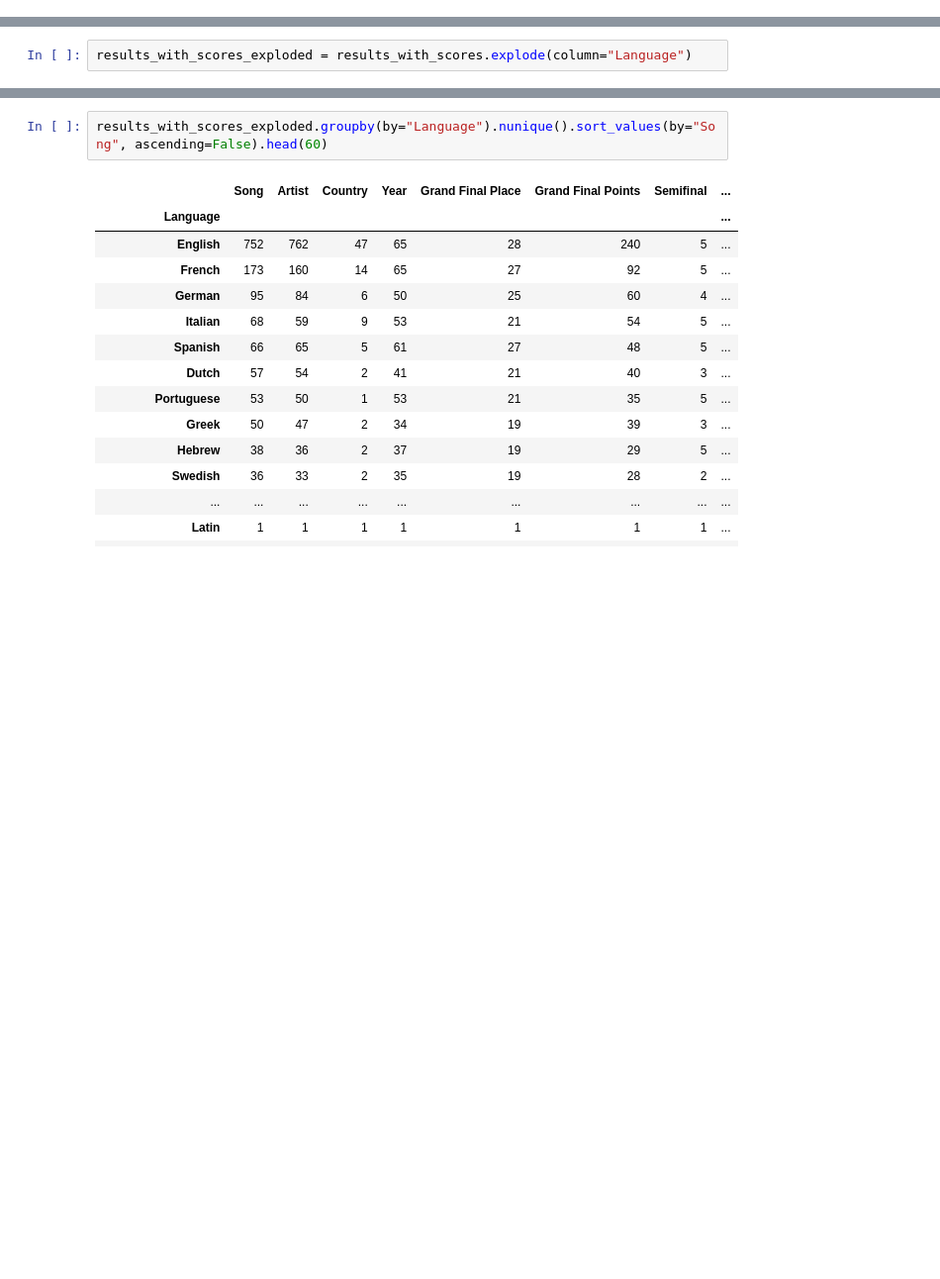
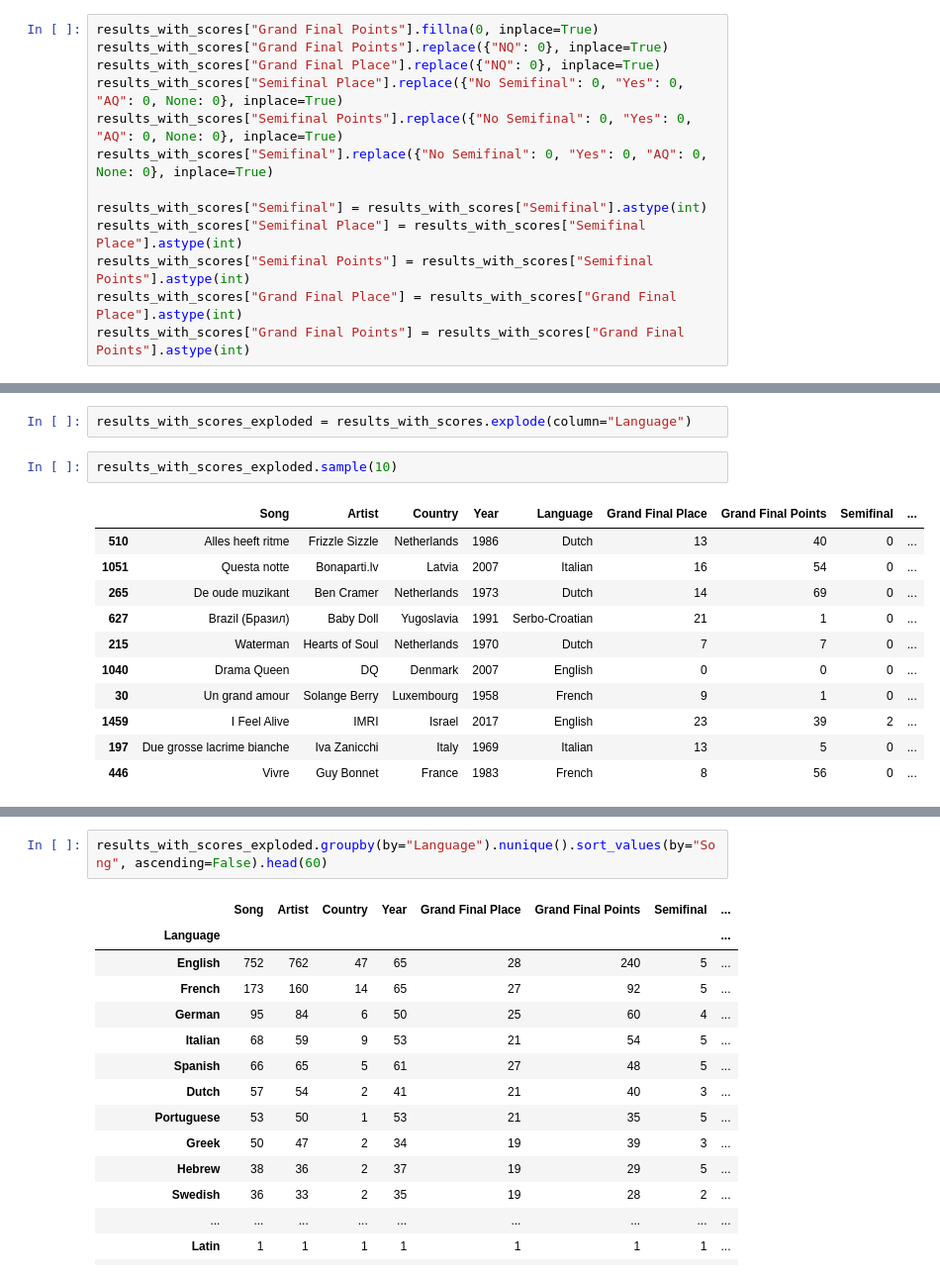
Before and after one commit to Ruyzambrano/eurovision_song_contest, a Jupyter notebook: eurovision_data_exploration.ipynb, the cells around one changed output, grey strips where cells are left out. Shown at 99% size. Saved outputs shown, nothing was run; the diff lists cells and outputs as text; blank space fills up the shorter version.

```diff
--- a/eurovision_data_exploration.ipynb
+++ b/eurovision_data_exploration.ipynb
@@ -209,0 +186,13 @@ See the caveats in the documentation: https://pandas.pydata.org/pandas-docs/stab
+# %%
+results_with_scores["Grand Final Points"].fillna(0, inplace=True)
+results_with_scores["Grand Final Points"].replace({"NQ": 0}, inplace=True)
+results_with_scores["Grand Final Place"].replace({"NQ": 0}, inplace=True)
+results_with_scores["Semifinal Place"].replace({"No Semifinal": 0, "Yes": 0, "AQ": 0, None: 0}, inplace=True)
+results_with_scores["Semifinal Points"].replace({"No Semifinal": 0, "Yes": 0, "AQ": 0, None: 0}, inplace=True)
+results_with_scores["Semifinal"].replace({"No Semifinal": 0, "Yes": 0, "AQ": 0, None: 0}, inplace=True)
+
+results_with_scores["Semifinal"] = results_with_scores["Semifinal"].astype(int)
+results_with_scores["Semifinal Place"] = results_with_scores["Semifinal Place"].astype(int)
+results_with_scores["Semifinal Points"] = results_with_scores["Semifinal Points"].astype(int)
+results_with_scores["Grand Final Place"] = results_with_scores["Grand Final Place"].astype(int)
+results_with_scores["Grand Final Points"] = results_with_scores["Grand Final Points"].astype(int)
@@ -210,2 +217,16 @@ See the caveats in the documentation: https://pandas.pydata.org/pandas-docs/stab
 # %%
 results_with_scores_exploded = results_with_scores.explode(column="Language")
+# %%
+results_with_scores_exploded.sample(10)
+# %% [output]
+|  | Song | Artist | Country | Year | Language | Grand Final Place | Grand Final Points | Semifinal | ... |
+| 510 | Alles heeft ritme | Frizzle Sizzle | Netherlands | 1986 | Dutch | 13 | 40 | 0 | ... |
+| 1051 | Questa notte | Bonaparti.lv | Latvia | 2007 | Italian | 16 | 54 | 0 | ... |
+| 265 | De oude muzikant | Ben Cramer | Netherlands | 1973 | Dutch | 14 | 69 | 0 | ... |
+| 627 | Brazil (Бразил) | Baby Doll | Yugoslavia | 1991 | Serbo-Croatian | 21 | 1 | 0 | ... |
+| 215 | Waterman | Hearts of Soul | Netherlands | 1970 | Dutch | 7 | 7 | 0 | ... |
+| 1040 | Drama Queen | DQ | Denmark | 2007 | English | 0 | 0 | 0 | ... |
+| 30 | Un grand amour | Solange Berry | Luxembourg | 1958 | French | 9 | 1 | 0 | ... |
+| 1459 | I Feel Alive | IMRI | Israel | 2017 | English | 23 | 39 | 2 | ... |
+| 197 | Due grosse lacrime bianche | Iva Zanicchi | Italy | 1969 | Italian | 13 | 5 | 0 | ... |
+| 446 | Vivre | Guy Bonnet | France | 1983 | French | 8 | 56 | 0 | ... |
```
Also changed, not shown: parts of 6 cells of this notebook, 4 other files.
